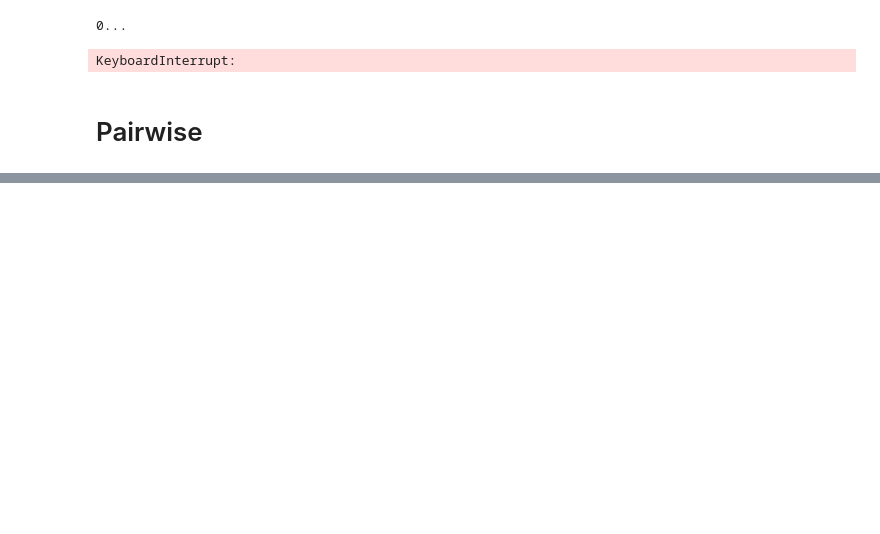
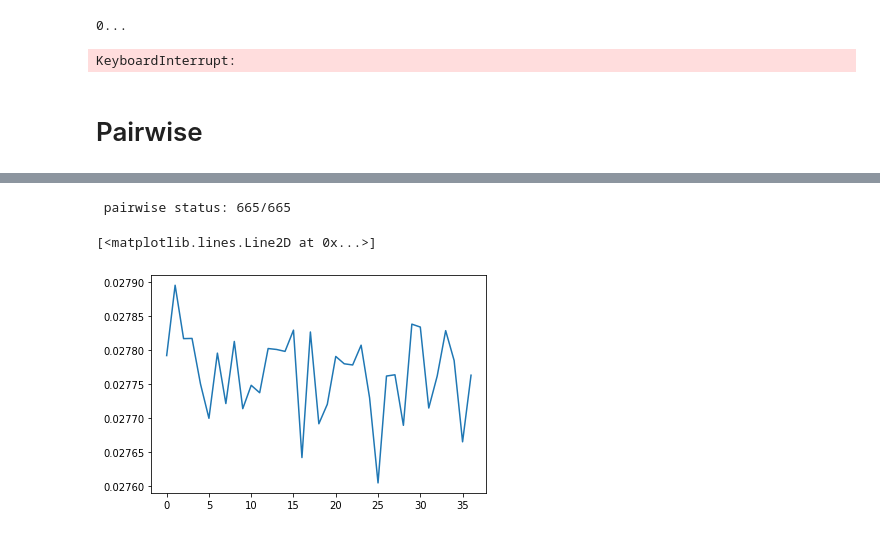
Before and after one commit to AlexandreAdam/FlowBasedLikelihoods, a Jupyter notebook: notebook/GMM.ipynb, the cells around one changed output, grey strips where cells are left out. Cells and saved outputs as stored; diff of their text form; code cells hidden in the pictures; blank space fills up the shorter version.

```diff
--- a/notebook/GMM.ipynb
+++ b/notebook/GMM.ipynb
@@ -379,0 +387,8 @@ array([0.09817224, 0.09820511, 0.09807209, 0.09850403, 0.09821226,
+# %%
+X = np.random.normal(size=(1000, 37))
+eps = transcovariance_score(X)
+plt.plot(eps)
+# %% [output]
+ pairwise status: 665/665
+[<matplotlib.lines.Line2D at 0x...>]
+[figure, added]
```
Also changed, not shown: parts of 12 cells of this notebook, 1 other file.
